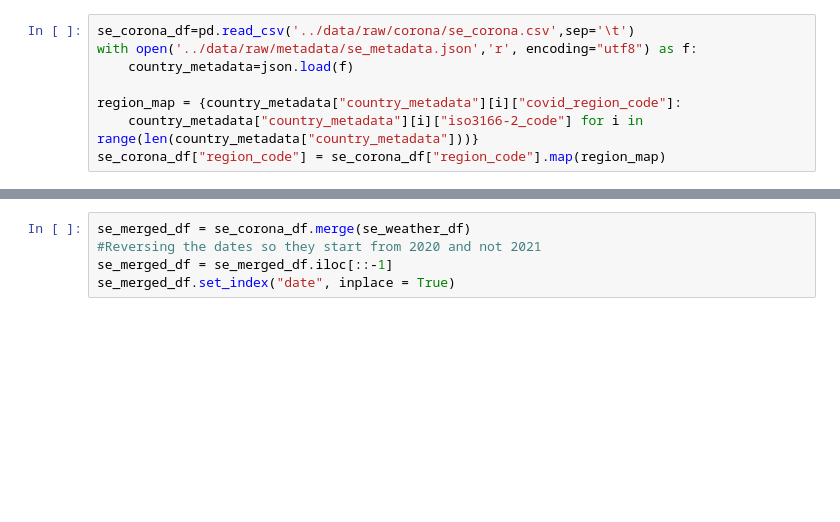
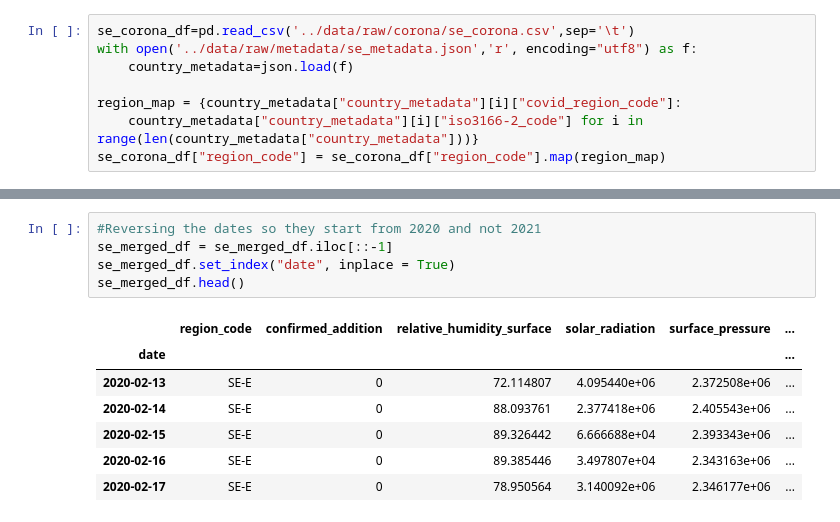
Before and after one commit to viggo-gascou/fyp2022p01g06, a Jupyter notebook: Notebooks/fyp2022p01g06_Report.ipynb, the cells around one changed output, grey strips where cells are left out. Drawn from its saved outputs; the diff is of its cells as text; blank space fills up the shorter version.

```diff
--- a/Notebooks/fyp2022p01g06_Report.ipynb
+++ b/Notebooks/fyp2022p01g06_Report.ipynb
@@ -568,8 +777,16 @@ se_corona_df["region_code"] = se_corona_df["region_code"].map(region_map)
 # %%
-se_merged_df = se_corona_df.merge(se_weather_df)
 #Reversing the dates so they start from 2020 and not 2021
 se_merged_df = se_merged_df.iloc[::-1]
 se_merged_df.set_index("date", inplace = True)
+se_merged_df.head()
+# %% [output]
+|  | region_code | confirmed_addition | relative_humidity_surface | solar_radiation | surface_pressure | ... |
+| date |  |  |  |  |  | ... |
+| 2020-02-13 | SE-E | 0 | 72.114807 | 4.095440e+06 | 2.372508e+06 | ... |
+| 2020-02-14 | SE-E | 0 | 88.093761 | 2.377418e+06 | 2.405543e+06 | ... |
+| 2020-02-15 | SE-E | 0 | 89.326442 | 6.666688e+04 | 2.393343e+06 | ... |
+| 2020-02-16 | SE-E | 0 | 89.385446 | 3.497807e+04 | 2.343163e+06 | ... |
+| 2020-02-17 | SE-E | 0 | 78.950564 | 3.140092e+06 | 2.346177e+06 | ... |
 # %%
 #Visualizing the UV index in comparison with confirmed cases.
 
```
Also changed, not shown: parts of 36 cells of this notebook.
